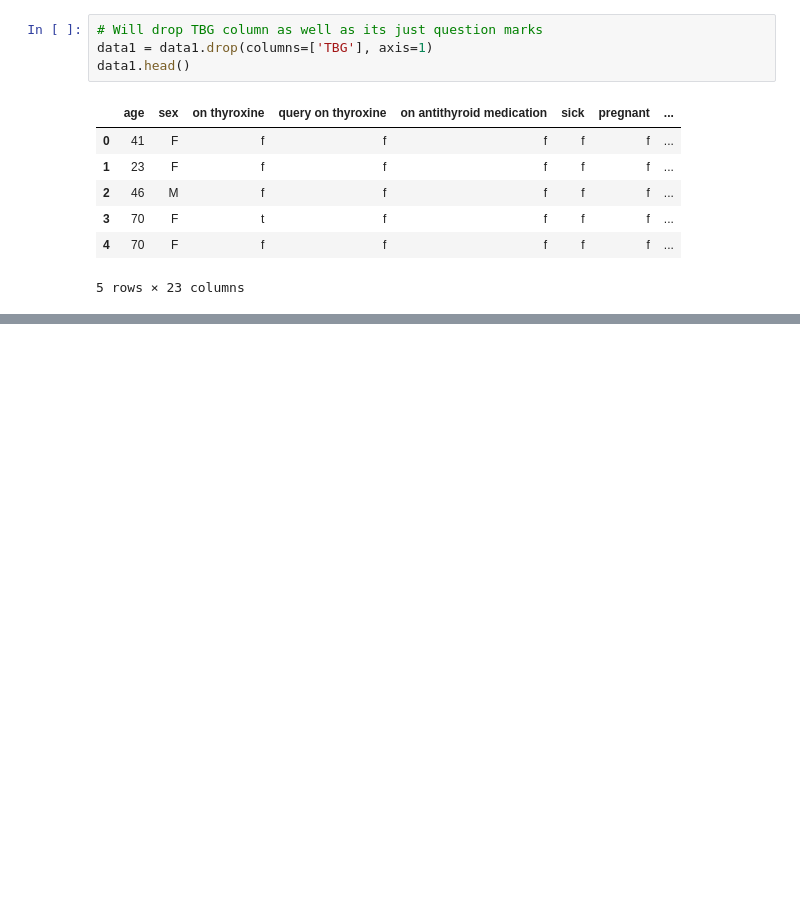
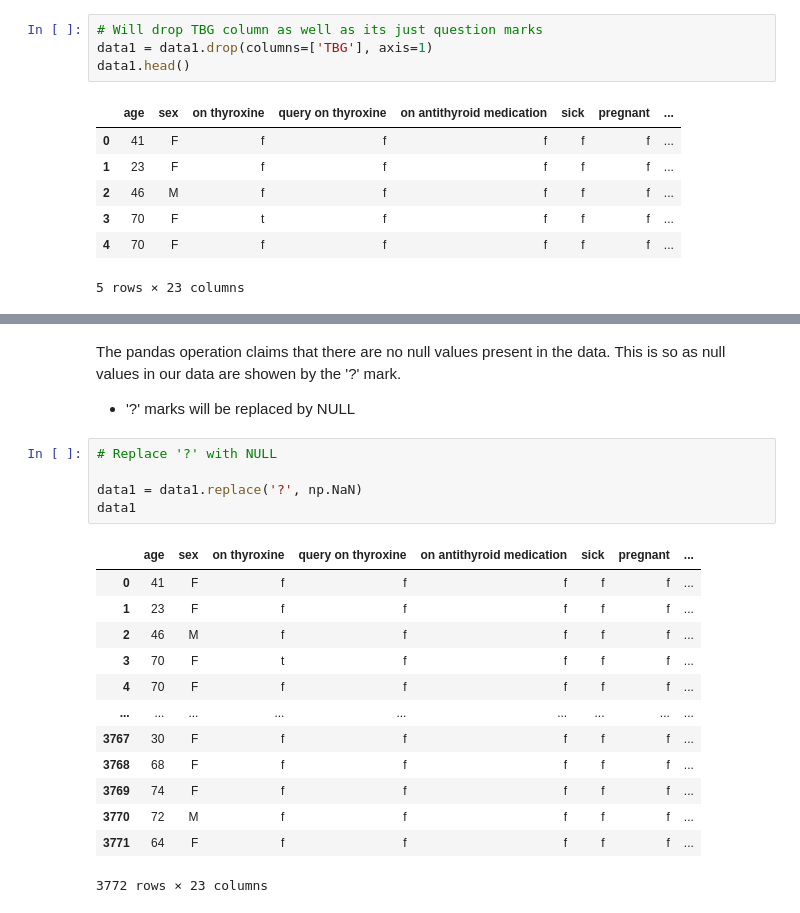
Before and after one commit to mbururyan/Hypothyroid-Disease-Detection-System, a Jupyter notebook: cleaning.ipynb, the cells around one changed output, grey strips where cells are left out. Drawn from its saved outputs; the diff is of its cells as text; blank space fills up the shorter version.

```diff
--- a/cleaning.ipynb
+++ b/cleaning.ipynb
@@ -103,0 +140,23 @@ data1.head()
+# %% [markdown]
+The pandas operation claims that there are no null values present in the data. This is so as null values in our data are showen by the '?' mark.
+
+- '?' marks will be replaced by NULL
+# %%
+# Replace '?' with NULL
+
+data1 = data1.replace('?', np.NaN)
+data1
+# %% [output]
+|  | age | sex | on thyroxine | query on thyroxine | on antithyroid medication | sick | pregnant | ... |
+| 0 | 41 | F | f | f | f | f | f | ... |
+| 1 | 23 | F | f | f | f | f | f | ... |
+| 2 | 46 | M | f | f | f | f | f | ... |
+| 3 | 70 | F | t | f | f | f | f | ... |
+| 4 | 70 | F | f | f | f | f | f | ... |
+| ... | ... | ... | ... | ... | ... | ... | ... | ... |
+| 3767 | 30 | F | f | f | f | f | f | ... |
+| 3768 | 68 | F | f | f | f | f | f | ... |
+| 3769 | 74 | F | f | f | f | f | f | ... |
+| 3770 | 72 | M | f | f | f | f | f | ... |
+| 3771 | 64 | F | f | f | f | f | f | ... |
+3772 rows × 23 columns
```
Also changed, not shown: parts of 37 cells of this notebook.
